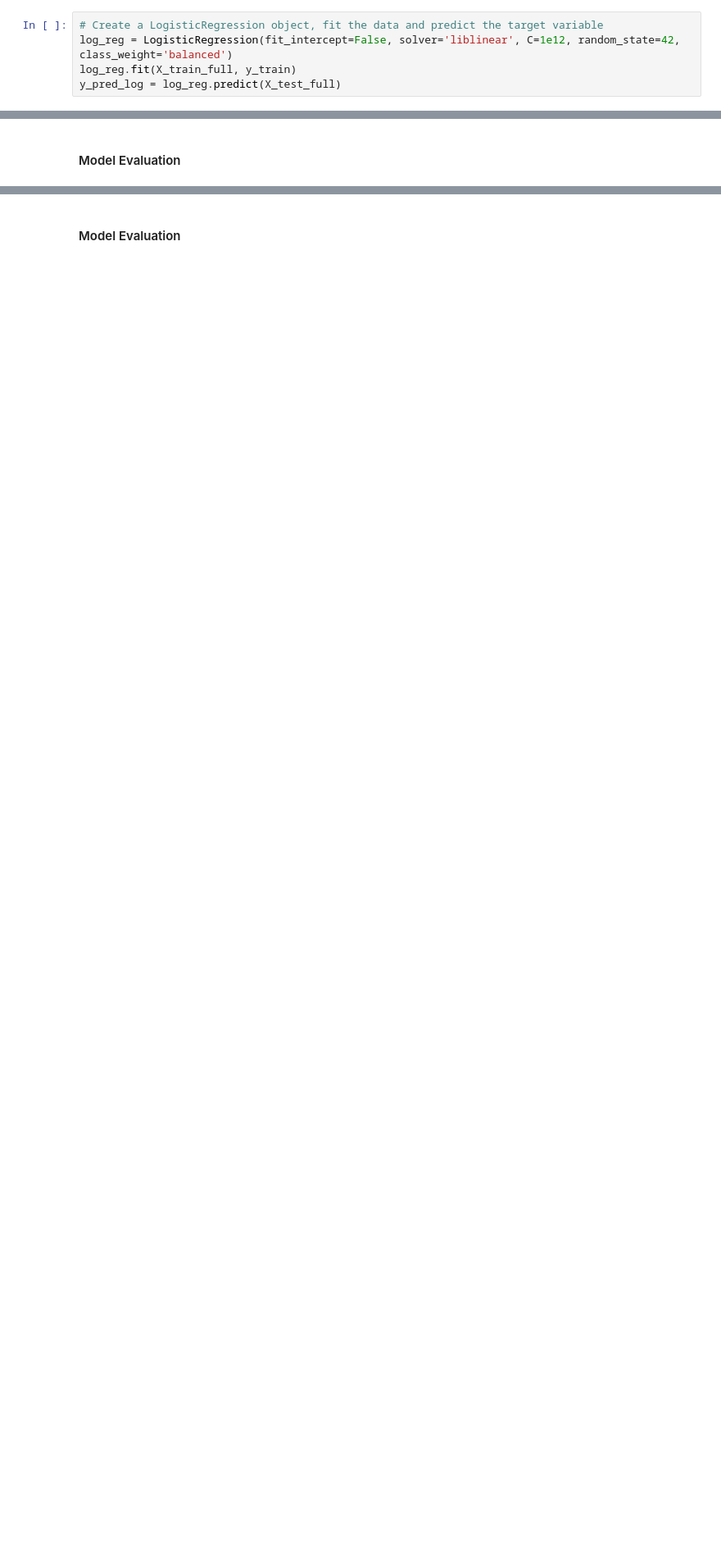
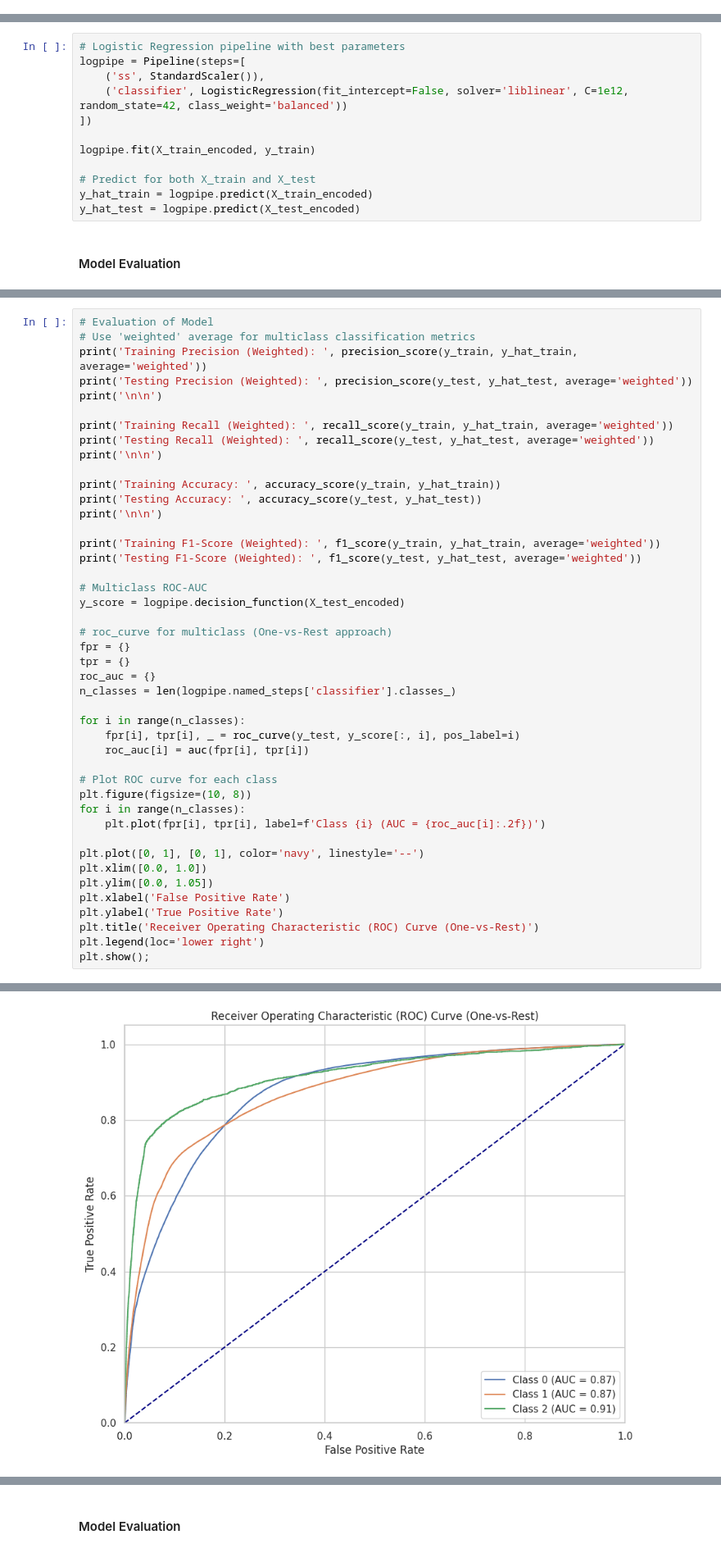
Before and after one commit to joakimTI/GROUP-5-PROJECT, a Jupyter notebook: index.ipynb, the cells around one changed output, grey strips where cells are left out. Shown at 82% size. Saved outputs shown, nothing was run; the diff lists cells and outputs as text; blank space fills up the shorter version.

```diff
--- a/index.ipynb
+++ b/index.ipynb
@@ -1217,5 +1733,0 @@ LR1_pipe = imbpipe(steps=[
-# %%
-# Create a LogisticRegression object, fit the data and predict the target variable
-log_reg = LogisticRegression(fit_intercept=False, solver='liblinear', C=1e12, random_state=42, class_weight='balanced')
-log_reg.fit(X_train_full, y_train)
-y_pred_log = log_reg.predict(X_test_full)
@@ -1222,2 +1736,14 @@ y_pred_log = log_reg.predict(X_test_full)
+# %%
+# Logistic Regression pipeline with best parameters
+logpipe = Pipeline(steps=[
+    ('ss', StandardScaler()),
+    ('classifier', LogisticRegression(fit_intercept=False, solver='liblinear', C=1e12, random_state=42, class_weight='balanced'))
+])
+
+logpipe.fit(X_train_encoded, y_train)
+
+# Predict for both X_train and X_test
+y_hat_train = logpipe.predict(X_train_encoded)
+y_hat_test = logpipe.predict(X_test_encoded)
 # %% [markdown]
 #### Model Evaluation
@@ -1263,0 +1750,45 @@ show_scores(y_pred_log_smote, "Logistic Regression with SMOTE class balancing")
+# %%
+# Evaluation of Model
+# Use 'weighted' average for multiclass classification metrics
+print('Training Precision (Weighted): ', precision_score(y_train, y_hat_train, average='weighted'))
+print('Testing Precision (Weighted): ', precision_score(y_test, y_hat_test, average='weighted'))
+print('\n\n')
+
+print('Training Recall (Weighted): ', recall_score(y_train, y_hat_train, average='weighted'))
+print('Testing Recall (Weighted): ', recall_score(y_test, y_hat_test, average='weighted'))
+print('\n\n')
+
+print('Training Accuracy: ', accuracy_score(y_train, y_hat_train))
+print('Testing Accuracy: ', accuracy_score(y_test, y_hat_test))
+print('\n\n')
+
+print('Training F1-Score (Weighted): ', f1_score(y_train, y_hat_train, average='weighted'))
+print('Testing F1-Score (Weighted): ', f1_score(y_test, y_hat_test, average='weighted'))
+
+# Multiclass ROC-AUC
+y_score = logpipe.decision_function(X_test_encoded)
+
+# roc_curve for multiclass (One-vs-Rest approach)
+fpr = {}
+tpr = {}
+roc_auc = {}
+n_classes = len(logpipe.named_steps['classifier'].classes_)
+
+for i in range(n_classes):
+    fpr[i], tpr[i], _ = roc_curve(y_test, y_score[:, i], pos_label=i)
+    roc_auc[i] = auc(fpr[i], tpr[i])
+
+# Plot ROC curve for each class
+plt.figure(figsize=(10, 8))
+for i in range(n_classes):
+    plt.plot(fpr[i], tpr[i], label=f'Class {i} (AUC = {roc_auc[i]:.2f})')
+
+plt.plot([0, 1], [0, 1], color='navy', linestyle='--')
+plt.xlim([0.0, 1.0])
+plt.ylim([0.0, 1.05])
+plt.xlabel('False Positive Rate')
+plt.ylabel('True Positive Rate')
+plt.title('Receiver Operating Characteristic (ROC) Curve (One-vs-Rest)')
+plt.legend(loc='lower right')
+plt.show();
+# %% [output]
@@ -1263,0 +1812 @@ show_scores(y_pred_log_smote, "Logistic Regression with SMOTE class balancing")
+[figure, added]
```
Also changed, not shown: parts of 159 cells of this notebook.
